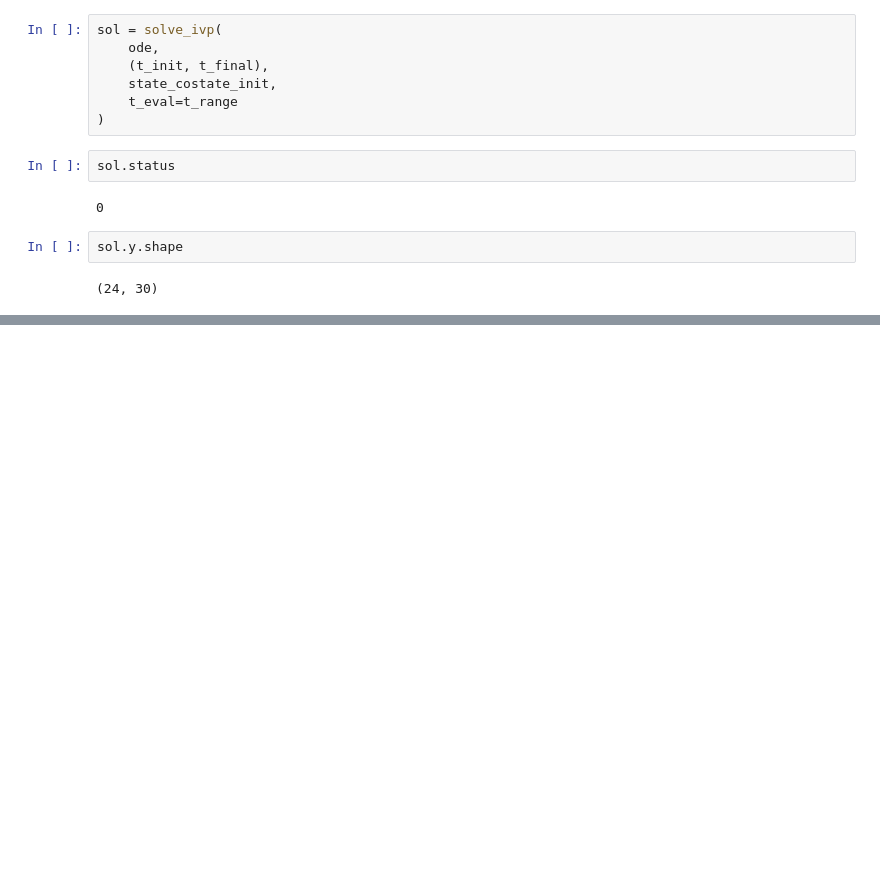
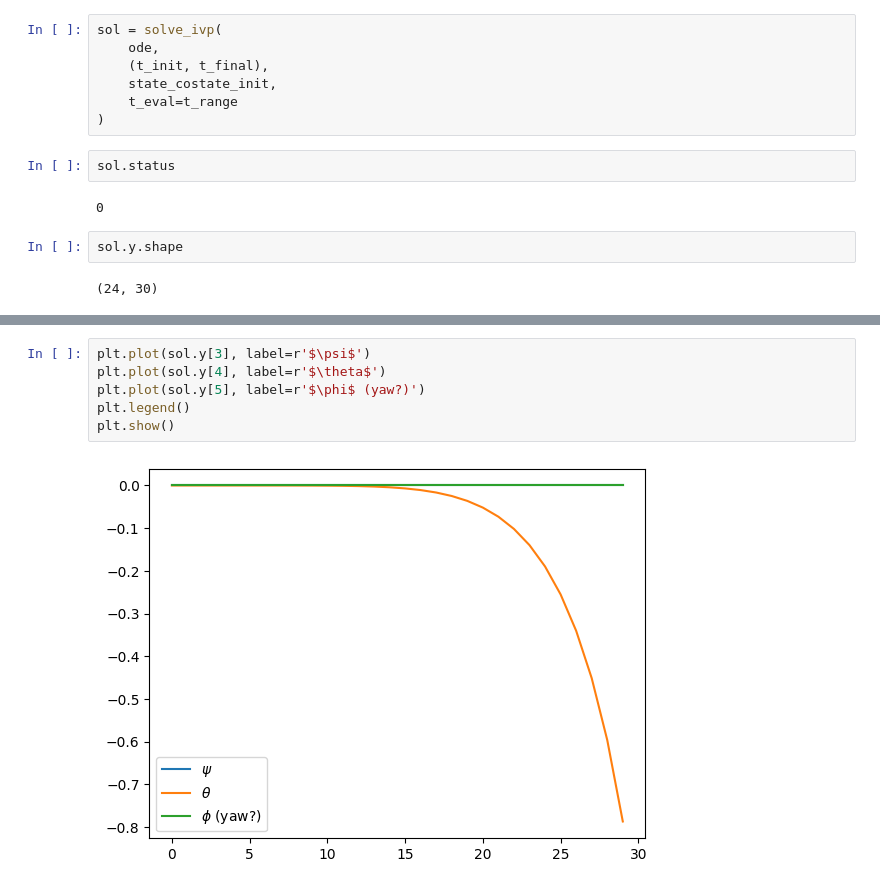
Before and after one commit to mward19/drone-stabilization, a Jupyter notebook: drone_simulate.ipynb, the cells around one changed output, grey strips where cells are left out. Cells and saved outputs as stored; diff of their text form; blank space fills up the shorter version.

```diff
--- a/drone_simulate.ipynb
+++ b/drone_simulate.ipynb
@@ -74,0 +94,8 @@ plt.show()
+# %%
+plt.plot(sol.y[3], label=r'$\psi$')
+plt.plot(sol.y[4], label=r'$\theta$')
+plt.plot(sol.y[5], label=r'$\phi$ (yaw?)')
+plt.legend()
+plt.show()
+# %% [output]
+[figure, added]
```
Also changed, not shown: parts of 6 cells of this notebook, 1 other file.
